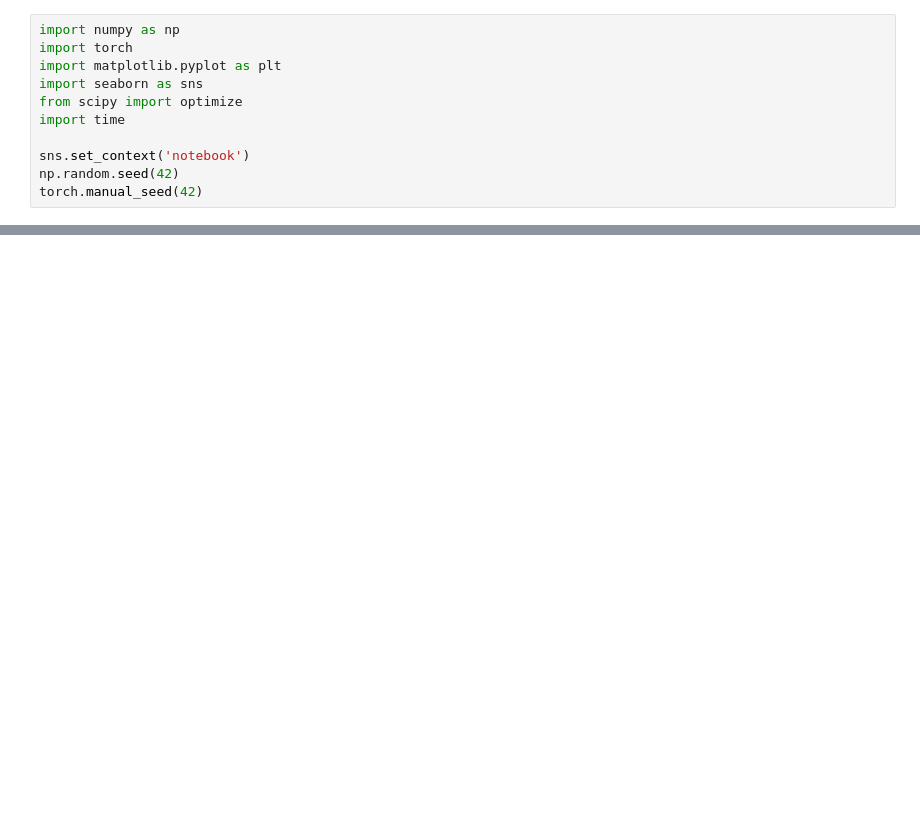
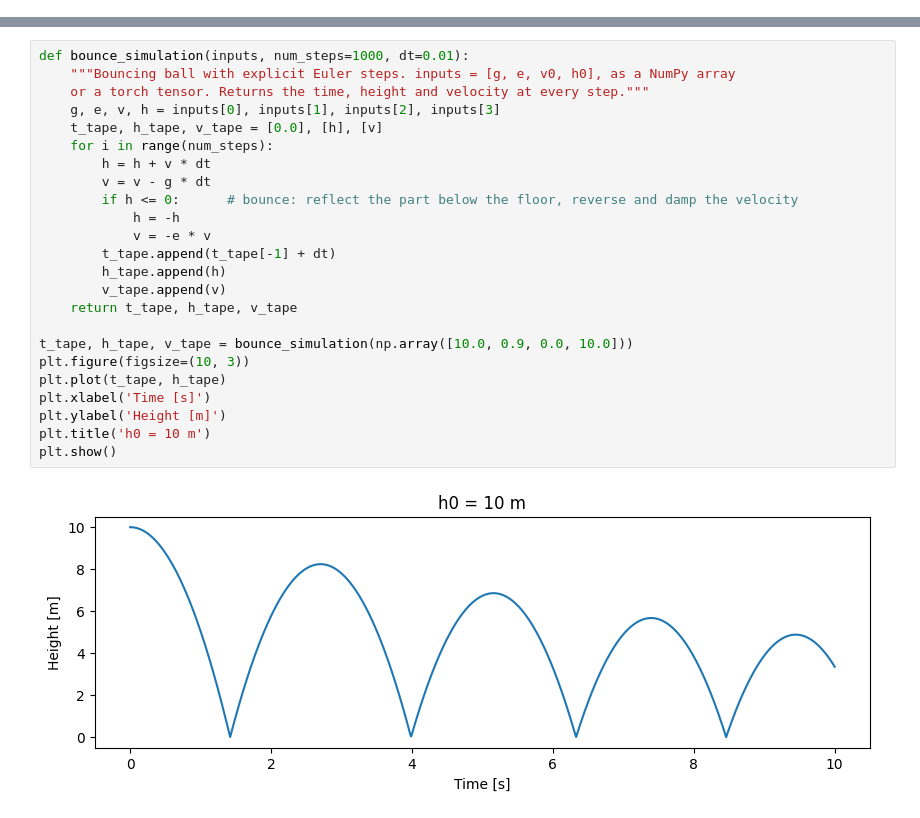
Before and after one commit to IDEALLab/ML4ME_Textbook, a Jupyter notebook: problems/ps2_part1_autodiff.ipynb, the cells around one changed output, grey strips where cells are left out. Saved outputs shown, nothing was run; the diff lists cells and outputs as text; blank space fills up the shorter version.

```diff
--- a/problems/ps2_part1_autodiff.ipynb
+++ b/problems/ps2_part1_autodiff.ipynb
@@ -7,11 +0,0 @@ This problem set is designed for independent exploration of automatic differenti
-# %%
-import numpy as np
-import torch
-import matplotlib.pyplot as plt
-import seaborn as sns
-from scipy import optimize
-import time
-
-sns.set_context('notebook')
-np.random.seed(42)
-torch.manual_seed(42)
@@ -965,0 +281,26 @@ pass  # TODO: Implement your sensitivity plotting code here
+# %%
+def bounce_simulation(inputs, num_steps=1000, dt=0.01):
+    """Bouncing ball with explicit Euler steps. inputs = [g, e, v0, h0], as a NumPy array
+    or a torch tensor. Returns the time, height and velocity at every step."""
+    g, e, v, h = inputs[0], inputs[1], inputs[2], inputs[3]
+    t_tape, h_tape, v_tape = [0.0], [h], [v]
+    for i in range(num_steps):
+        h = h + v * dt
+        v = v - g * dt
+        if h <= 0:      # bounce: reflect the part below the floor, reverse and damp the velocity
+            h = -h
+            v = -e * v
+        t_tape.append(t_tape[-1] + dt)
+        h_tape.append(h)
+        v_tape.append(v)
+    return t_tape, h_tape, v_tape
+
+t_tape, h_tape, v_tape = bounce_simulation(np.array([10.0, 0.9, 0.0, 10.0]))
+plt.figure(figsize=(10, 3))
+plt.plot(t_tape, h_tape)
+plt.xlabel('Time [s]')
+plt.ylabel('Height [m]')
+plt.title('h0 = 10 m')
+plt.show()
+# %% [output]
+[figure, added]
```
Also changed, not shown: parts of 55 cells of this notebook, 1 other file.
